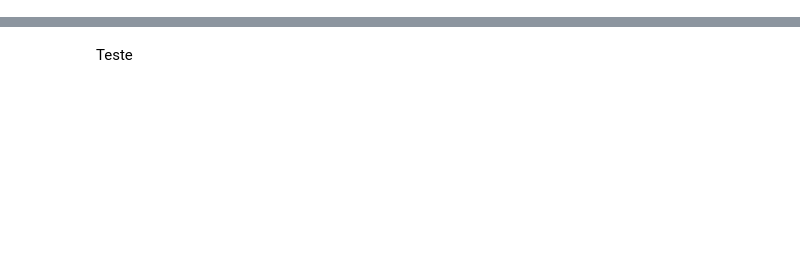
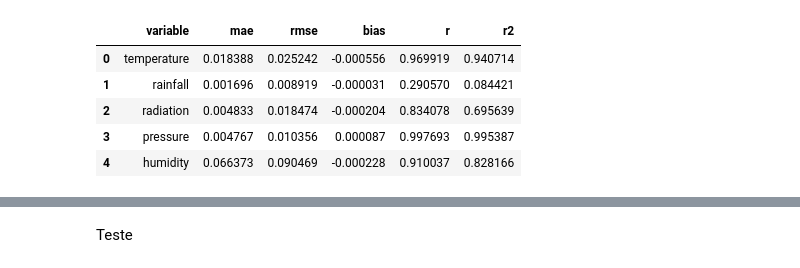
Before and after one commit to NortonRicardo/analysis-climate-, a Jupyter notebook: main.ipynb, the cells around one changed output, grey strips where cells are left out. Saved outputs shown, nothing was run; the diff lists cells and outputs as text; code cells hidden in the pictures; blank space fills up the shorter version.

```diff
--- a/main.ipynb
+++ b/main.ipynb
@@ -8,3 +26,12 @@ pd.set_option('display.max_columns', None)
+# %%
+pd.read_csv('train/dense/results/dense_metrics.csv')
+# %% [output]
+|  | variable | mae | rmse | bias | r | r2 |
+| 0 | temperature | 0.018388 | 0.025242 | -0.000556 | 0.969919 | 0.940714 |
+| 1 | rainfall | 0.001696 | 0.008919 | -0.000031 | 0.290570 | 0.084421 |
+| 2 | radiation | 0.004833 | 0.018474 | -0.000204 | 0.834078 | 0.695639 |
+| 3 | pressure | 0.004767 | 0.010356 | 0.000087 | 0.997693 | 0.995387 |
+| 4 | humidity | 0.066373 | 0.090469 | -0.000228 | 0.910037 | 0.828166 |
 # %%
 # measurement_time	code	n	n1	n1_dist	n1_alt_diff	n1_idw	n2	n2_dist	n2_alt_diff	n2_idw	n3	n3_dist	n3_alt_diff	n3_idw	n4	n4_dist	n4_alt_diff	n4_idw	n5	n5_dist	n5_alt_diff	n5_idw	n6	n6_dist	n6_alt_diff	n6_idw	n7	n7_dist	n7_alt_diff	n7_idw	n8	n8_dist	n8_alt_diff	n8_idw	n9	n9_dist	n9_alt_diff	n9_idw	n10	n10_dist	n10_alt_diff	n10_idw	n11	n11_dist	n11_alt_diff	n11_idw	n12	n12_dist	n12_alt_diff	n12_idw	n13	n13_dist	n13_alt_diff	n13_idw	n14	n14_dist	n14_alt_diff	n14_idw	n15	n15_dist	n15_alt_diff	n15_idw	n16	n16_dist	n16_alt_diff	n16_idw	n17	n17_dist	n17_alt_diff	n17_idw	n18	n18_dist	n18_alt_diff	n18_idw	n19	n19_dist	n19_alt_diff	n19_idw	n20	n20_dist	n20_alt_diff	n20_idw
 df = pd.read_parquet('data/data_train/temperature/temperature_train.parquet')
```
Also changed, not shown: parts of 6 cells of this notebook, 18 other files.
